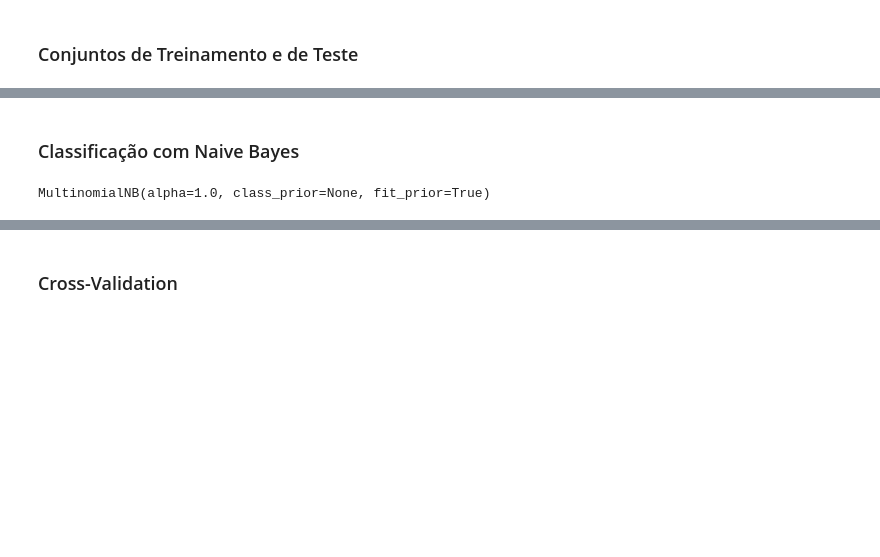
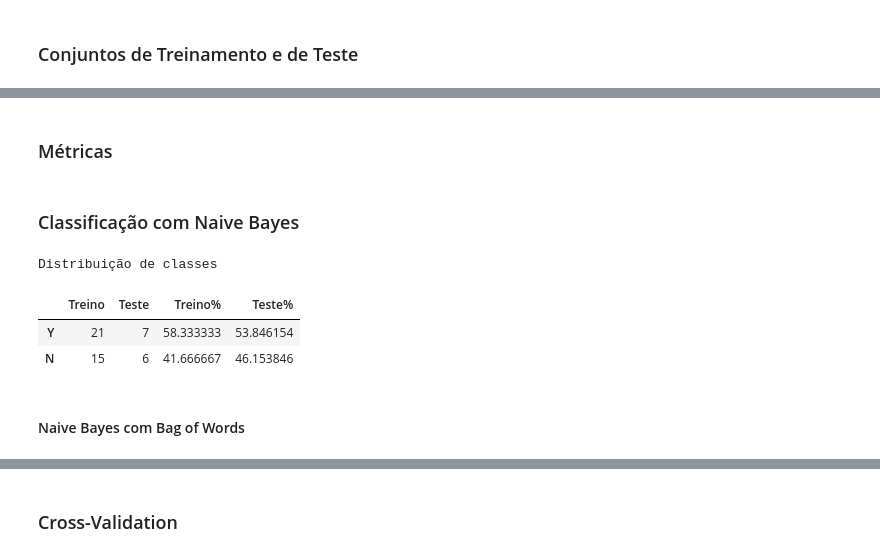
Before and after one commit to jairoalves/mcti, a Jupyter notebook: NLP/Processamento Planilha Categorização.ipynb, the cells around one changed output, grey strips where cells are left out. Cells and saved outputs as stored; diff of their text form; code cells hidden in the pictures; blank space fills up the shorter version.

Commit message:
Experimentos com Naive Bayes, SVM, Random Forests,

```diff
--- a/NLP/Processamento Planilha Categorização.ipynb
+++ b/NLP/Processamento Planilha Categorização.ipynb
@@ -434,0 +440,2 @@ tfidf_df
+# %% [markdown]
+### Métricas
@@ -442,4 +455,19 @@ from sklearn.metrics import accuracy_score, confusion_matrix
 # %%
-X_train, X_test, y_train, y_test = train_test_split(X['opo_texto_sem_stop'], y, test_size=0.33)
+#X_train, X_test, y_train, y_test = train_test_split(X['opo_texto_sem_stop'], y, test_size=0.33)
+X_train, X_test, y_train, y_test = train_test_split(
+    X['opo_texto_sem_stop_lem'], y, test_size=0.25, stratify=y)
+# %%
+print('Distribuição de classes')
+dist_classes = pd.DataFrame({'Treino': dict(Counter(y_train)), 'Teste': dict(Counter(y_test))})
+dist_classes['Treino%'] = dist_classes['Treino'].div(dist_classes['Treino'].sum()).mul(100)
+dist_classes['Teste%'] = dist_classes['Teste'].div(dist_classes['Teste'].sum()).mul(100)
+dist_classes
+# %% [output]
+Distribuição de classes
+|  | Treino | Teste | Treino% | Teste% |
+| Y | 21 | 7 | 58.333333 | 53.846154 |
+| N | 15 | 6 | 41.666667 | 46.153846 |
+# %% [markdown]
+#### Naive Bayes com Bag of Words
 # %%
 count_vectorizer = CountVectorizer(stop_words="english")
@@ -450,4 +475,0 @@ classificador = MultinomialNB()
-# %%
-classificador.fit(count_train, y_train)
-# %% [output]
-MultinomialNB(alpha=1.0, class_prior=None, fit_prior=True)
```
Also changed, not shown: parts of 38 cells of this notebook, 2 other files.
